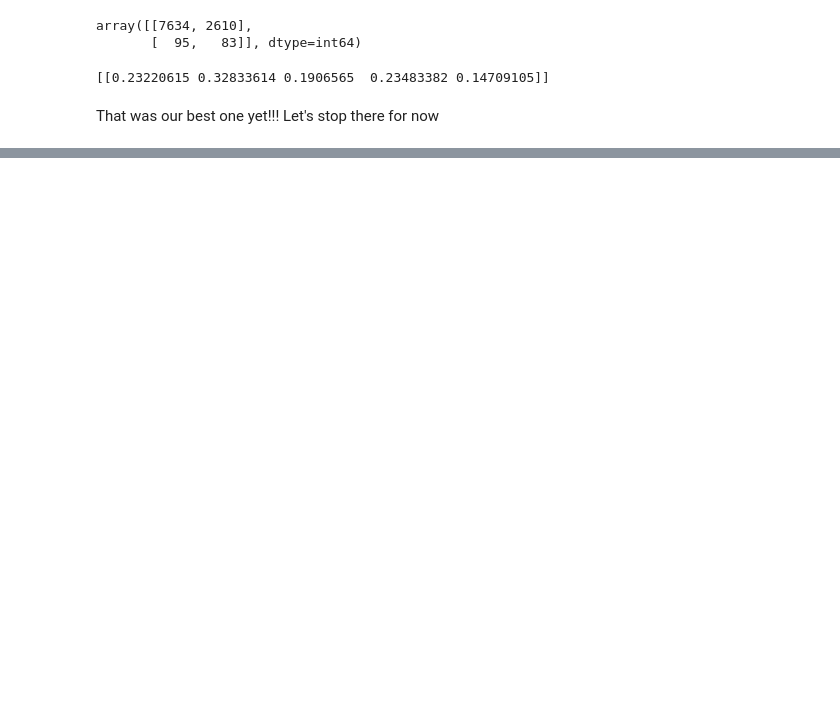
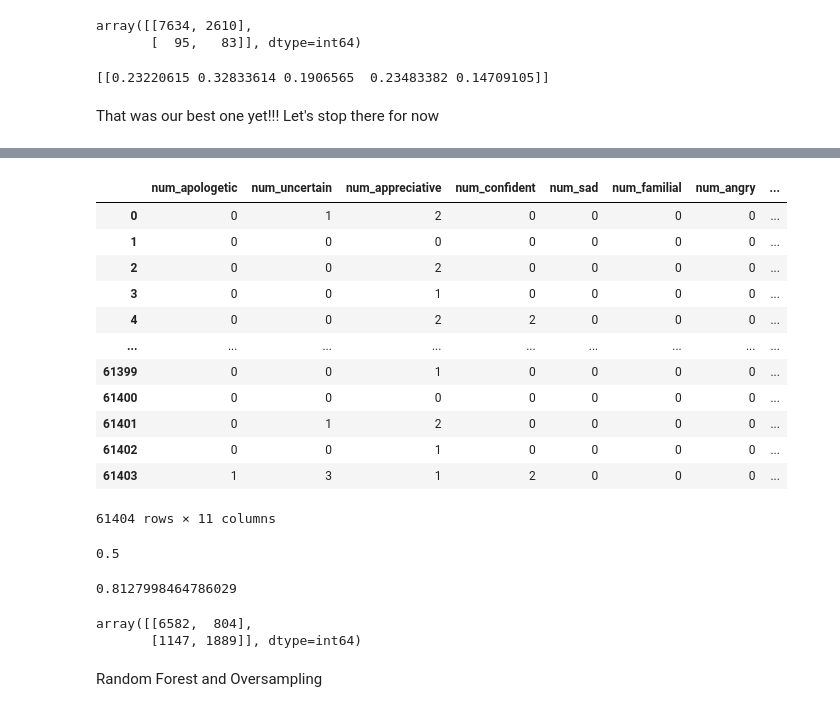
Before and after one commit to Carthage-TAMU/Enron-Email-Gender-Analysis, a Jupyter notebook: enron_gender_apologies.ipynb, the cells around one changed output, grey strips where cells are left out. Drawn from its saved outputs; the diff is of its cells as text; code cells hidden in the pictures; blank space fills up the shorter version.

```diff
--- a/enron_gender_apologies.ipynb
+++ b/enron_gender_apologies.ipynb
@@ -423,0 +496,4 @@ That was our best one yet!!! Let's stop there for now
+# %%
+mnb = MultinomialNB()
+mnb.fit(X_train, Y_train)
+Y_pred = mnb.predict(X_test)
@@ -423,0 +511,6 @@ That was our best one yet!!! Let's stop there for now
+# %%
+from sklearn.ensemble import RandomForestClassifier
+from sklearn.datasets import make_classification
+
+clf = RandomForestClassifier(random_state=0)
+clf.fit(X_train, Y_train)
@@ -423,0 +545,24 @@ That was our best one yet!!! Let's stop there for now
+# %%
+ros = RandomOverSampler(random_state=0)
+# %%
+X_resampled, y_resampled = ros.fit_resample(X_train, Y_train)
+# %%
+X_resampled
+# %% [output]
+|  | num_apologetic | num_uncertain | num_appreciative | num_confident | num_sad | num_familial | num_angry | ... |
+| 0 | 0 | 1 | 2 | 0 | 0 | 0 | 0 | ... |
+| 1 | 0 | 0 | 0 | 0 | 0 | 0 | 0 | ... |
+| 2 | 0 | 0 | 2 | 0 | 0 | 0 | 0 | ... |
+| 3 | 0 | 0 | 1 | 0 | 0 | 0 | 0 | ... |
+| 4 | 0 | 0 | 2 | 2 | 0 | 0 | 0 | ... |
+| ... | ... | ... | ... | ... | ... | ... | ... | ... |
+| 61399 | 0 | 0 | 1 | 0 | 0 | 0 | 0 | ... |
+| 61400 | 0 | 0 | 0 | 0 | 0 | 0 | 0 | ... |
+| 61401 | 0 | 1 | 2 | 0 | 0 | 0 | 0 | ... |
+| 61402 | 0 | 0 | 1 | 0 | 0 | 0 | 0 | ... |
+| 61403 | 1 | 3 | 1 | 2 | 0 | 0 | 0 | ... |
+61404 rows × 11 columns
+# %%
+y_resampled.sum() / len(y_resampled)
+# %% [output]
+0.5
@@ -423,0 +572,12 @@ That was our best one yet!!! Let's stop there for now
+# %%
+clf.score(X_test, Y_test)
+# %% [output]
+0.8127998464786029
+# %%
+Y_pred_oversample = clf.predict(X_test)
+confusion_matrix(Y_pred_oversample, Y_test)
+# %% [output]
+array([[6582,  804],
+       [1147, 1889]], dtype=int64)
+# %% [markdown]
+Random Forest and Oversampling
```
Also changed, not shown: parts of 34 cells of this notebook.
